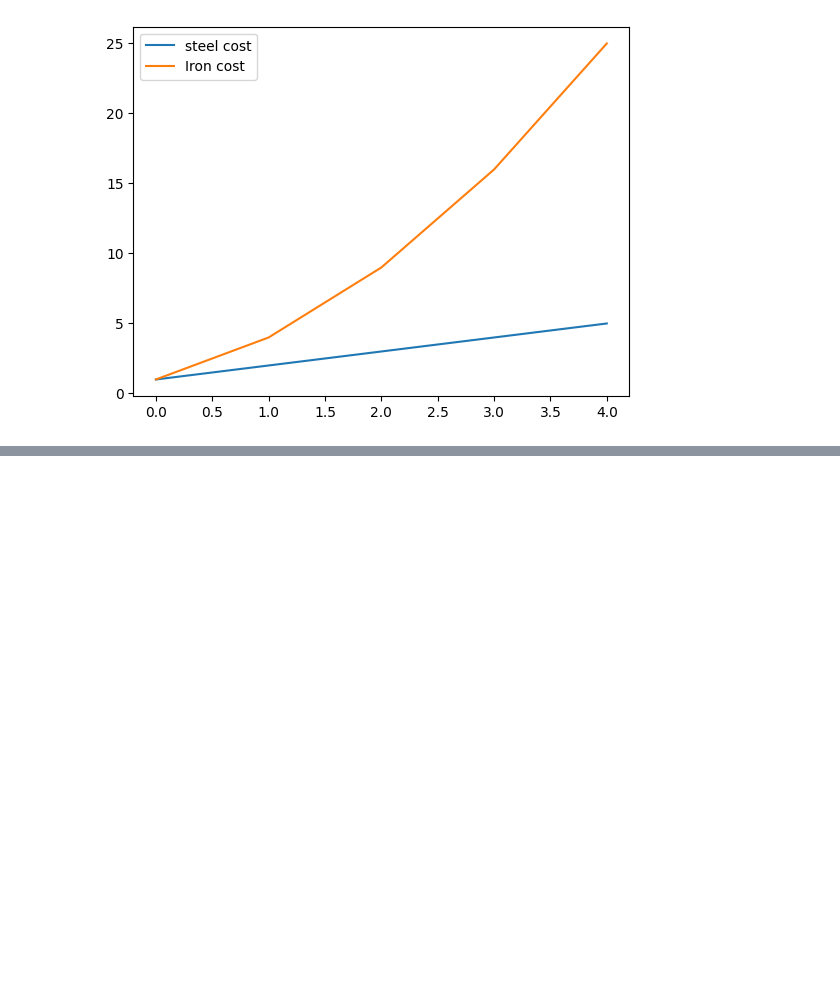
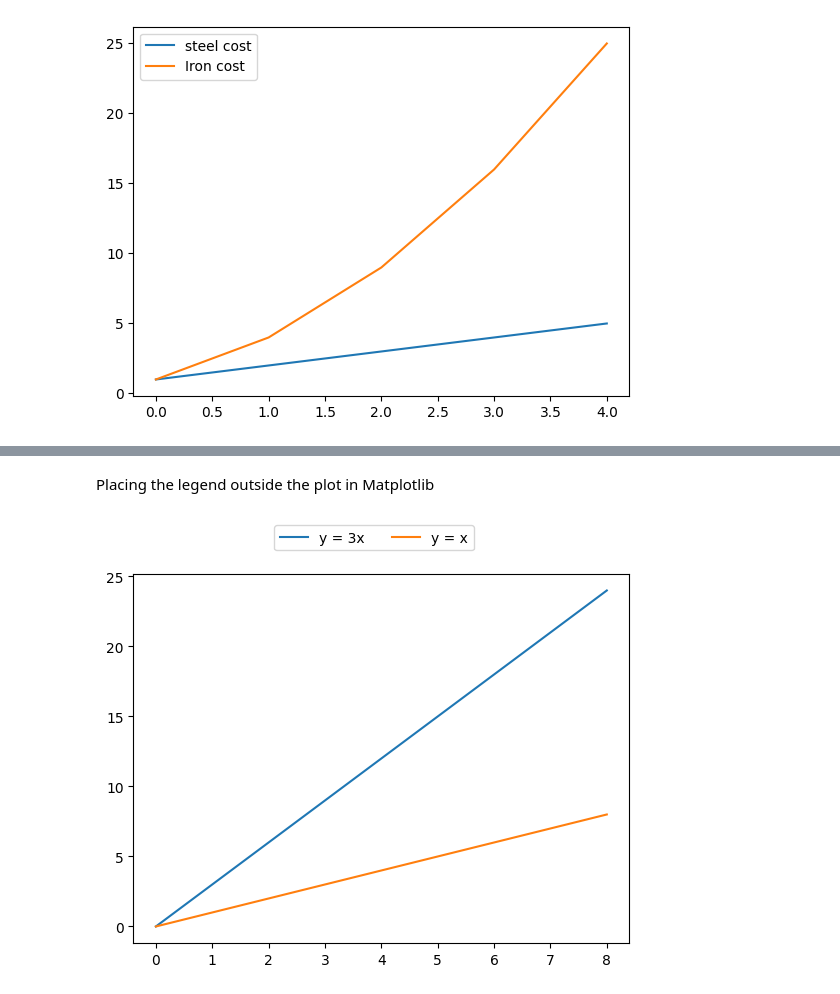
Before and after one commit to PrashantChoudhary13579/python, a Jupyter notebook: matplotlib/working with legend/placingLegend.ipynb, the cells around one changed output, grey strips where cells are left out. Cells and saved outputs as stored; diff of their text form; code cells hidden in the pictures; blank space fills up the shorter version.

```diff
--- a/matplotlib/working with legend/placingLegend.ipynb
+++ b/matplotlib/working with legend/placingLegend.ipynb
@@ -78,0 +126,18 @@ plt.show()
+# %% [markdown]
+Placing the legend outside the plot in Matplotlib
+# %%
+import numpy as np
+import matplotlib.pyplot as plt
+
+x = [0,1,2,3,4,5,6,7,8]
+y1 = [0,3,6,9,12,15,18,21,24]
+y2 = [0,1,2,3,4,5,6,7,8]
+
+plt.plot(x,y1,label="y = 3x")
+plt.plot(x,y2,label="y = x")
+
+# adding the legend
+plt.legend(bbox_to_anchor = (.70,1.15),ncols = 2 )
+plt.show()
+# %% [output]
+[figure, added]
```
Also changed, not shown: parts of 6 cells of this notebook.
